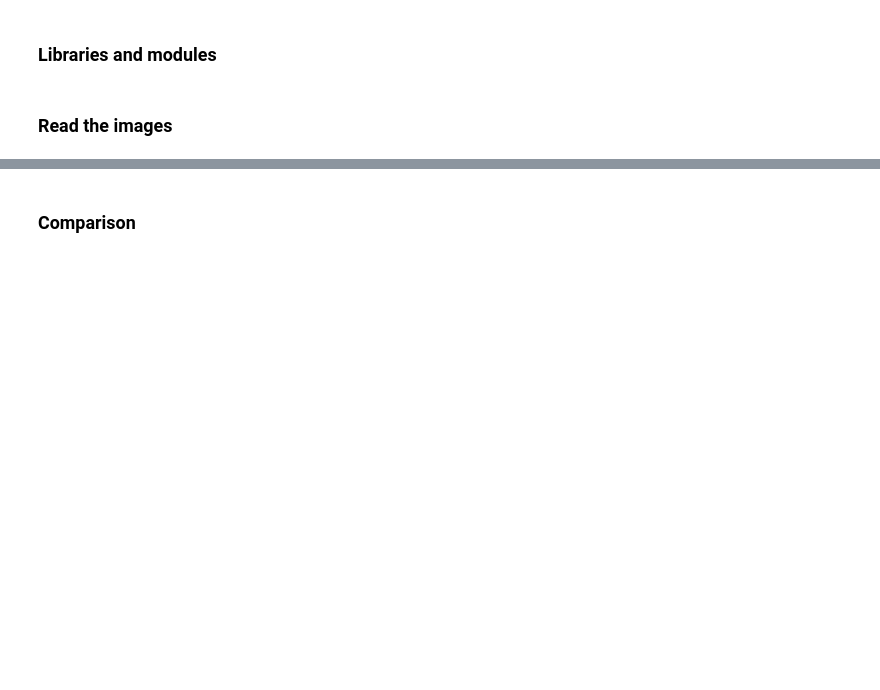
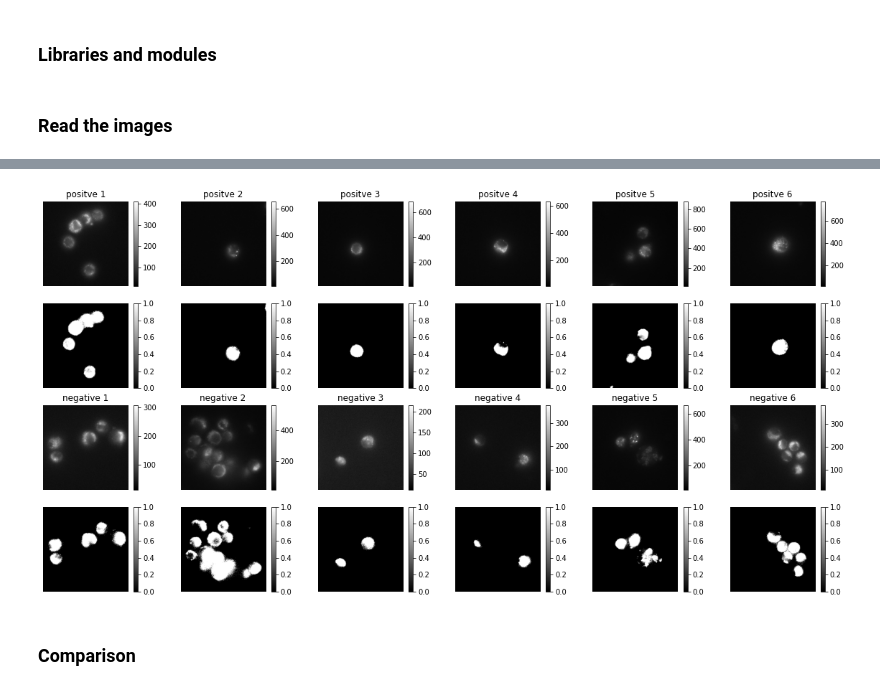
Before and after one commit to ahmed344/Epi-difference, a Jupyter notebook: comparison.ipynb, the cells around one changed output, grey strips where cells are left out. Cells and saved outputs as stored; diff of their text form; code cells hidden in the pictures; blank space fills up the shorter version.

```diff
--- a/comparison.ipynb
+++ b/comparison.ipynb
@@ -66,3 +33,54 @@ plt.show()
+# %%
+# Read all the images in each directory
+epi_positive = czi_album(directory='Data/20220421_SHC_on_glass_Epi488/positive/', channel=2)
+epi_negative = czi_album(directory='Data/20220421_SHC_on_glass_Epi488/negative/', channel=2)
+
+# Subtract the base line
+epi_positive -= 100
+epi_negative -= 100
+
+# Save the stackes in tiff format
+imsave('Data/20220421_SHC_on_glass_Epi488/positve.tif', epi_positive)
+imsave('Data/20220421_SHC_on_glass_Epi488/negative.tif', epi_negative)
+
+# Extract the segmented signals
+signal_positive = np.array([img * (img > filters.threshold_otsu(img)) for img in epi_positive])
+signal_negative = np.array([img * (img > filters.threshold_otsu(img)) for img in epi_negative])
+
+
+# Plot all the images
+plt.figure(figsize=(20, 10))
+
+for i, img in enumerate(epi_positive):
+    plt.subplot(4, epi_positive.shape[0], i+1)
+    plt.imshow(img, cmap='gray')
+    plt.axis('off')
+    plt.title(f'positve {i+1}')
+    plt.colorbar()
+
+for i, img in enumerate(epi_positive):
+    plt.subplot(4, epi_positive.shape[0], i+1+epi_positive.shape[0])
+    plt.imshow(img > filters.threshold_otsu(img), cmap='gray')
+    plt.axis('off')
+    plt.colorbar()
+
+for i, img in enumerate(epi_negative):
+    plt.subplot(4, epi_positive.shape[0], i+1+2*epi_positive.shape[0])
+    plt.imshow(img, cmap='gray')
+    plt.axis('off')
+    plt.title(f'negative {i+1}')
+    plt.colorbar()
+
+for i, img in enumerate(epi_negative):
+    plt.subplot(4, epi_positive.shape[0], i+1+3*epi_positive.shape[0])
+    plt.imshow(img > filters.threshold_otsu(img), cmap='gray')
+    plt.axis('off')
+    plt.colorbar()
+
+plt.savefig('Data/20220421_SHC_on_glass_Epi488/summary')
+plt.show()
+# %% [output]
+[figure, added]
 # %% [markdown]
 ### Comparison
 # %%
```
Also changed, not shown: parts of 3 cells of this notebook.
